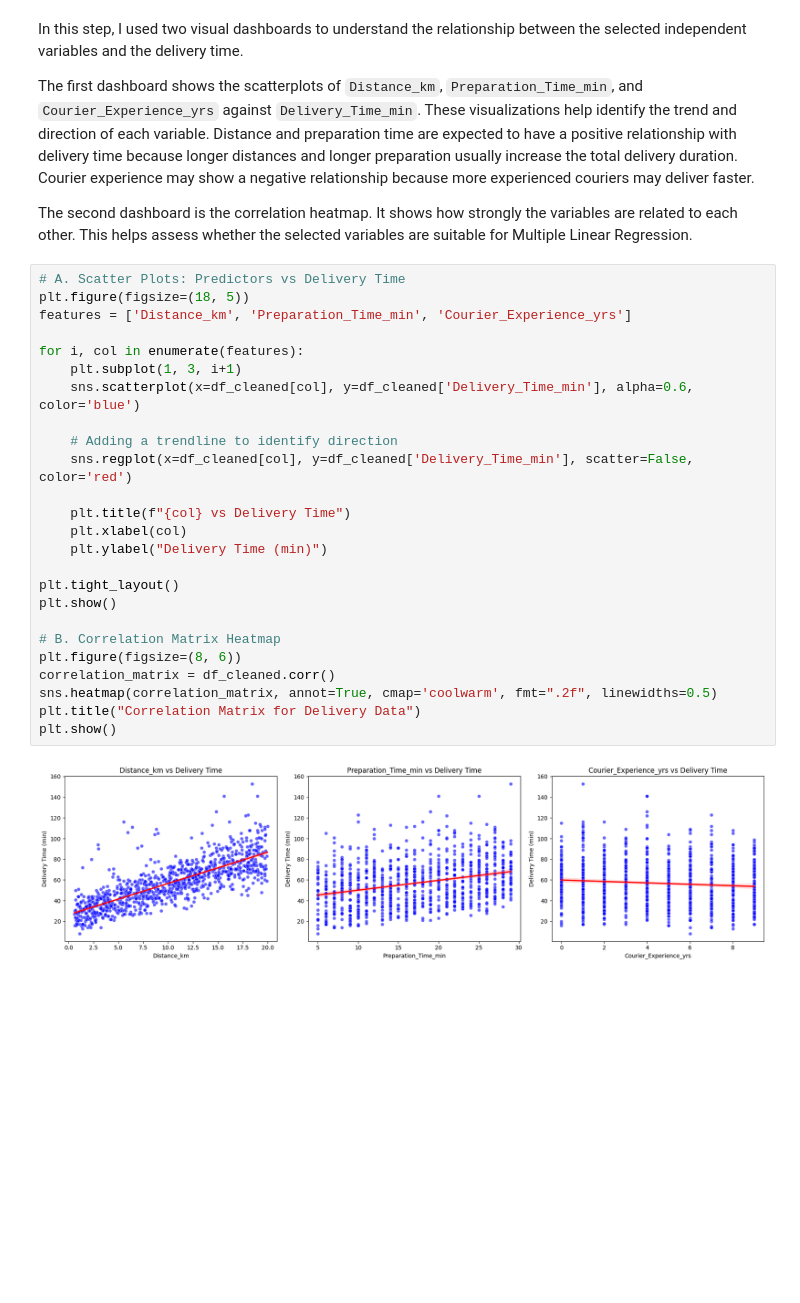
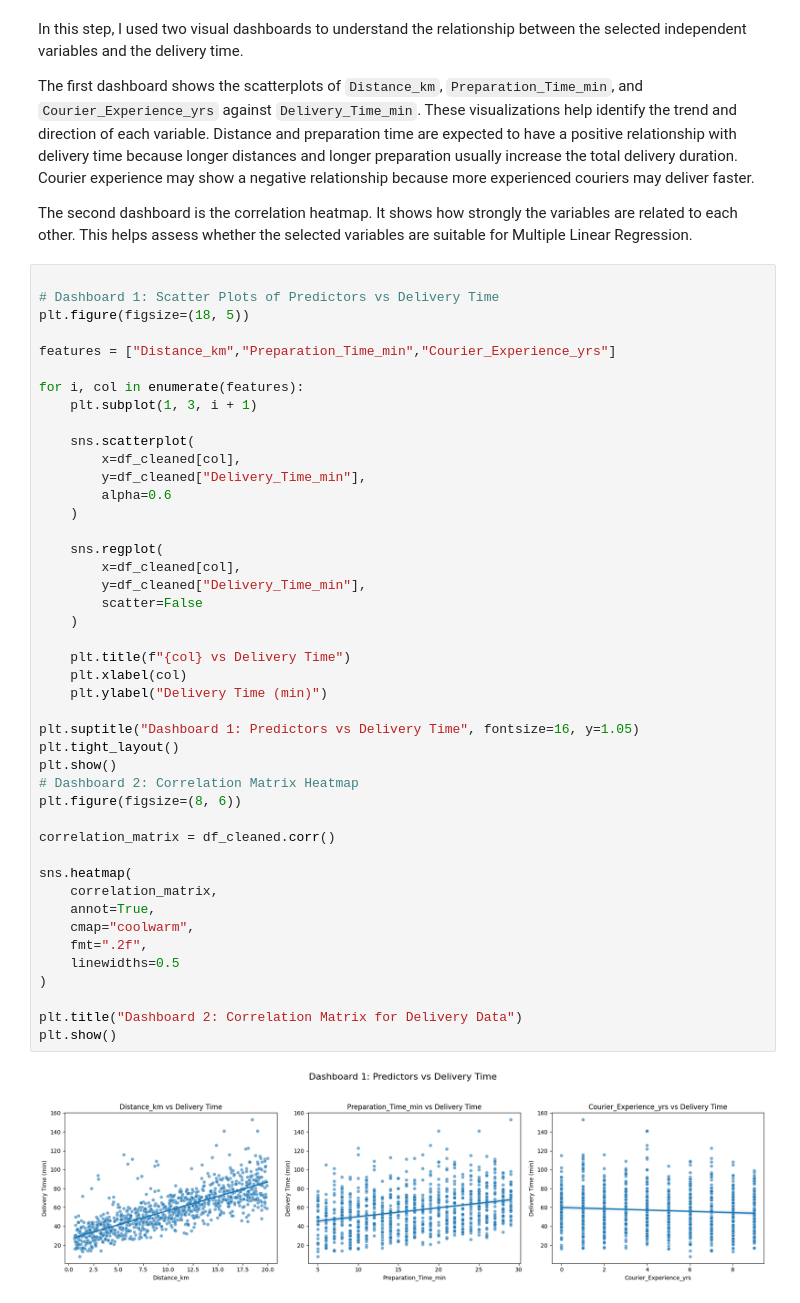
Before and after one commit to linusisaacatienza-ui/ITC106L_PREFINAL, a Jupyter notebook: regression.ipynb, the cells around one changed output. Drawn from its saved outputs; the diff is of its cells as text; blank space fills up the shorter version.

```diff
--- a/regression.ipynb
+++ b/regression.ipynb
@@ -165,29 +166,48 @@ The first dashboard shows the scatterplots of `Distance_km`, `Preparation_Time_m
 
 The second dashboard is the correlation heatmap. It shows how strongly the variables are related to each other. This helps assess whether the selected variables are suitable for Multiple Linear Regression.
 # %%
-# A. Scatter Plots: Predictors vs Delivery Time
+
+# Dashboard 1: Scatter Plots of Predictors vs Delivery Time
 plt.figure(figsize=(18, 5))
-features = ['Distance_km', 'Preparation_Time_min', 'Courier_Experience_yrs']
+
+features = ["Distance_km","Preparation_Time_min","Courier_Experience_yrs"]
 
 for i, col in enumerate(features):
-    plt.subplot(1, 3, i+1)
-    sns.scatterplot(x=df_cleaned[col], y=df_cleaned['Delivery_Time_min'], alpha=0.6, color='blue')
+    plt.subplot(1, 3, i + 1)
 
-    # Adding a trendline to identify direction
-    sns.regplot(x=df_cleaned[col], y=df_cleaned['Delivery_Time_min'], scatter=False, color='red')
+    sns.scatterplot(
+        x=df_cleaned[col],
+        y=df_cleaned["Delivery_Time_min"],
+        alpha=0.6
+    )
+
+    sns.regplot(
+        x=df_cleaned[col],
+        y=df_cleaned["Delivery_Time_min"],
+        scatter=False
+    )
 
     plt.title(f"{col} vs Delivery Time")
     plt.xlabel(col)
     plt.ylabel("Delivery Time (min)")
 
+plt.suptitle("Dashboard 1: Predictors vs Delivery Time", fontsize=16, y=1.05)
 plt.tight_layout()
 plt.show()
+# Dashboard 2: Correlation Matrix Heatmap
+plt.figure(figsize=(8, 6))
 
-# B. Correlation Matrix Heatmap
-plt.figure(figsize=(8, 6))
 correlation_matrix = df_cleaned.corr()
-sns.heatmap(correlation_matrix, annot=True, cmap='coolwarm', fmt=".2f", linewidths=0.5)
-plt.title("Correlation Matrix for Delivery Data")
+
+sns.heatmap(
+    correlation_matrix,
+    annot=True,
+    cmap="coolwarm",
+    fmt=".2f",
+    linewidths=0.5
+)
+
+plt.title("Dashboard 2: Correlation Matrix for Delivery Data")
 plt.show()
 # %% [output]
-[figure, old version]
+[figure, new version]
```
Also changed, not shown: parts of 15 cells of this notebook.
